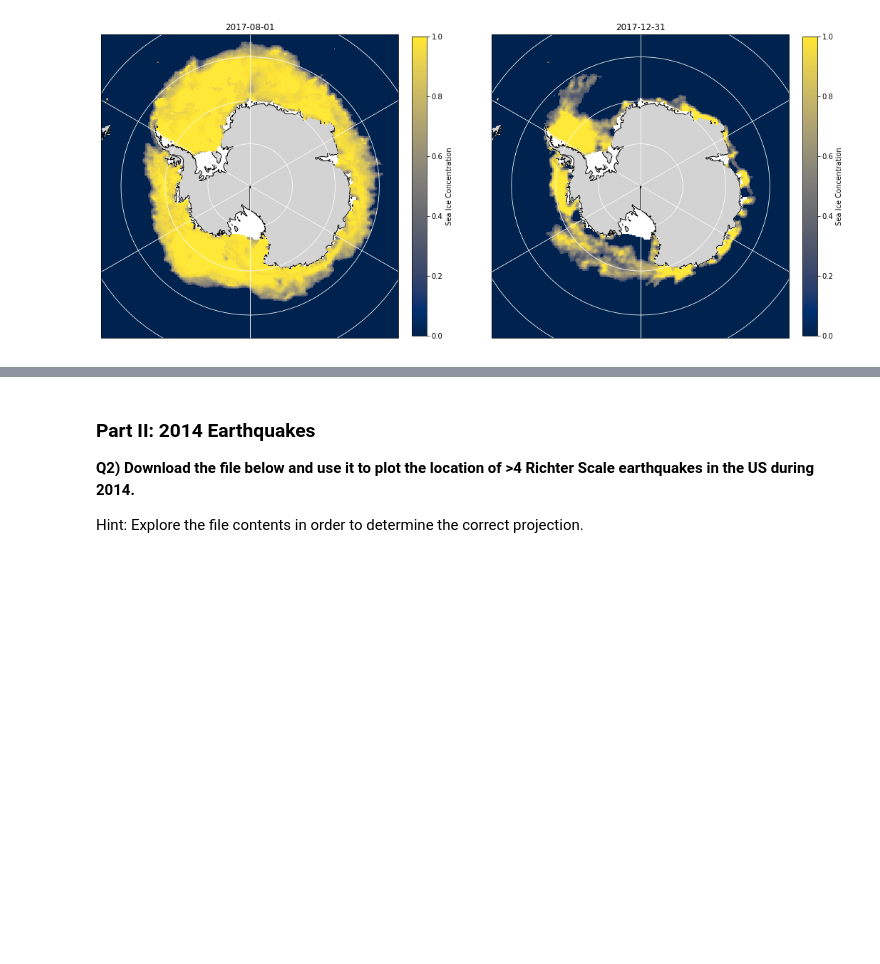
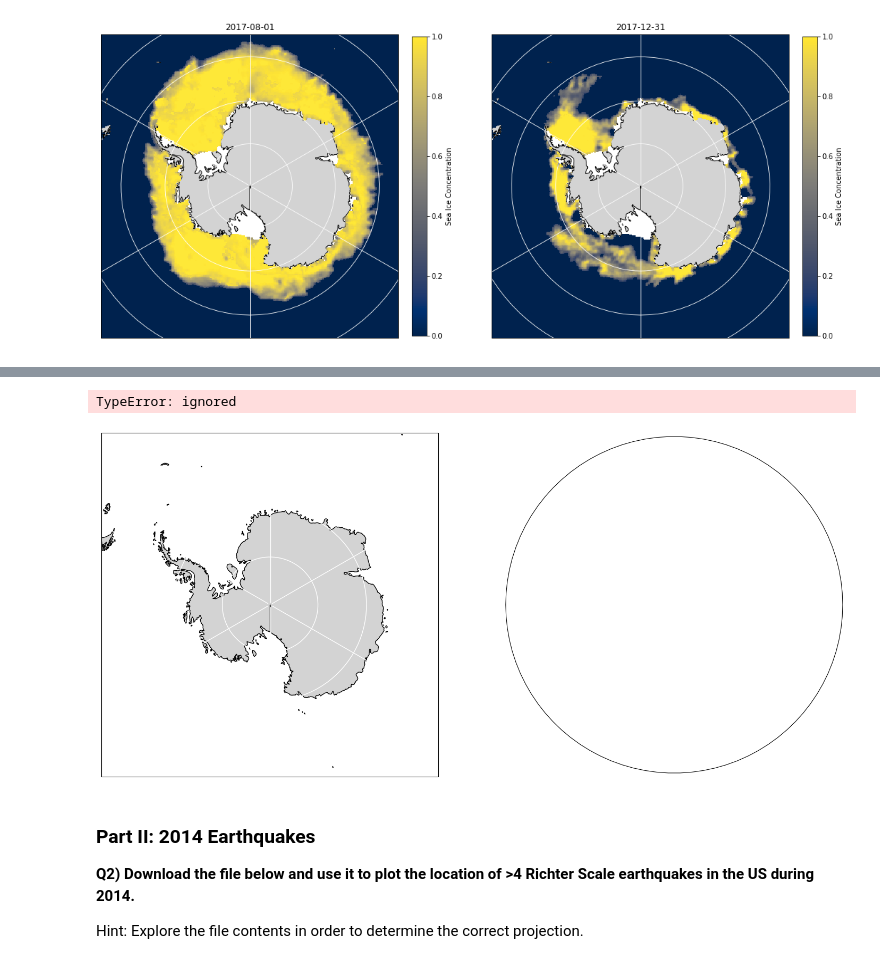
Before and after one commit to David-Soldini/2023_Intro_Python, a Jupyter notebook: ML_EES/IP/W2_S2.ipynb, the cells around one changed output, grey strips where cells are left out. Saved outputs shown, nothing was run; the diff lists cells and outputs as text; code cells hidden in the pictures; blank space fills up the shorter version.

```diff
--- a/ML_EES/IP/W2_S2.ipynb
+++ b/ML_EES/IP/W2_S2.ipynb
@@ -158,39 +189,42 @@ seaice1,seaice2 = Dataset(fname1,'r'),Dataset(fname2,'r')
 var_toplot1,var_toplot2 = seaice1.variables['seaice_conc_cdr'][:],seaice2.variables['seaice_conc_cdr'][:]
 # %%
 import matplotlib.pyplot as plt
-#import cartopy.feature as cfeature
+import cartopy.feature as cfeature
 import numpy as np
 
-fig,ax = plt.subplots(_,_,figsize=(18, 12),subplot_kw={'projection': ccrs.___________________()})
+fig,ax = plt.subplots(1,2,figsize=(18, 12),subplot_kw={'projection': ccrs.SouthPolarStereo()})
 # The rest doesn't change:
-ax[_].set_extent([-180, 180, -90, -55], ccrs.PlateCarree())
+ax[0].set_extent([-180, 180, -90, -55], ccrs.PlateCarree())
 
 ######################################################################################################################################################
 # Add Land and gridlines
 # Hint: Check edgecolor to show coast, and facecolor to color the continent
 # Hint: https://matplotlib.org/stable/gallery/color/named_colors.html for the names of the colors available
 ######################################################################################################################################################
-ax[_].______________(cartopy.______.____, edgecolor='___',facecolor='________')
-ax[_].gridlines(lw=_,color='_')
+ax[0].add_feature(cartopy.feature.LAND, edgecolor='black',facecolor='lightgrey')
+ax[0].gridlines(lw=1,color='white')
 ######################################################################################################################################################
 # Add Contours
 # Hint: X (Y) data in the pcolormesh should be the longitude and latitude of the sea ice data.
 # Hint: Check the shape of the var_toplot1, var_toplot2 before plotting
 # Hint: longitude and latitude can be accessed with seaice1.variables['longitude'][:], seaice1.variables['latitude'][:]
 # Hint: Check this website: https://matplotlib.org/stable/tutorials/colors/colormaps.html for available colormaps
 ######################################################################################################################################################
-____ = ax[0].pcolormesh(___________, ____________, np.ma.masked_greater(var_toplot1[_________],1), transform=__________,vmin=0,vmax=1,cmap=____)
-plt.colorbar(____,ax=ax[_],fraction=0.046, pad=0.04,____='__________________')
-ax[_].set_title('2017-08-01')
+ctemp = ax[0].pcolormesh(seaice1.variables['longitude'][:], seaice1.variables['latitude'][:], np.ma.masked_greater(var_toplot1[0],1), transform=ccrs.PlateCarree,vmin=0,vmax=1,cmap='inferno')
+plt.colorbar(ctemp,ax=ax[0],fraction=0.046, pad=0.04, label='Sea Ice Concentration')
+ax[0].set_title('2017-08-01')
 
-ax[_].set_extent([-180, 180, -90, -55], ccrs.PlateCarree())
-ax[_].add_feature(cartopy._______._________, edgecolor='______',facecolor='_______________')
-ax[_].gridlines(lw=_,color='____')
+ax[1].set_extent([-180, 180, -90, -55], ccrs.PlateCarree())
+ax[1].add_feature(cartopy.feature.LAND, edgecolor='black',facecolor='lightgrey')
+ax[1].gridlines(lw=1,color='white')
 
-____ = ax[____].pcolormesh(____, ____, np.ma.masked_greater(var_toplot2[____],1), transform=____,vmin=0,vmax=1,cmap=____)
-plt.colorbar(____,ax=__________________,label='__________________',fraction=0.046, pad=0.04)
-ax[____].set_title('__________________')
+ctemp = ax[1].pcolormesh(seaice2.variables['longitude'][:], seaice2.variables['latitude'][:], np.ma.masked_greater(var_toplot2[0],1), transform=ccrs.PlateCarree,vmin=0,vmax=1,cmap='cividis')
+plt.colorbar(ctemp,ax=ax[1],label='Sea Ice Concentration',fraction=0.046, pad=0.04)
+ax[1].set_title('2017-12-31')
 plt.show()
+# %% [output]
+TypeError: ignored
+[figure, added]
 # %% [markdown]
 ### Part II: 2014 Earthquakes
 **Q2) Download the file below and use it to plot the location of >4 Richter Scale earthquakes in the US during 2014.**
```
Also changed, not shown: parts of 5 cells of this notebook.
